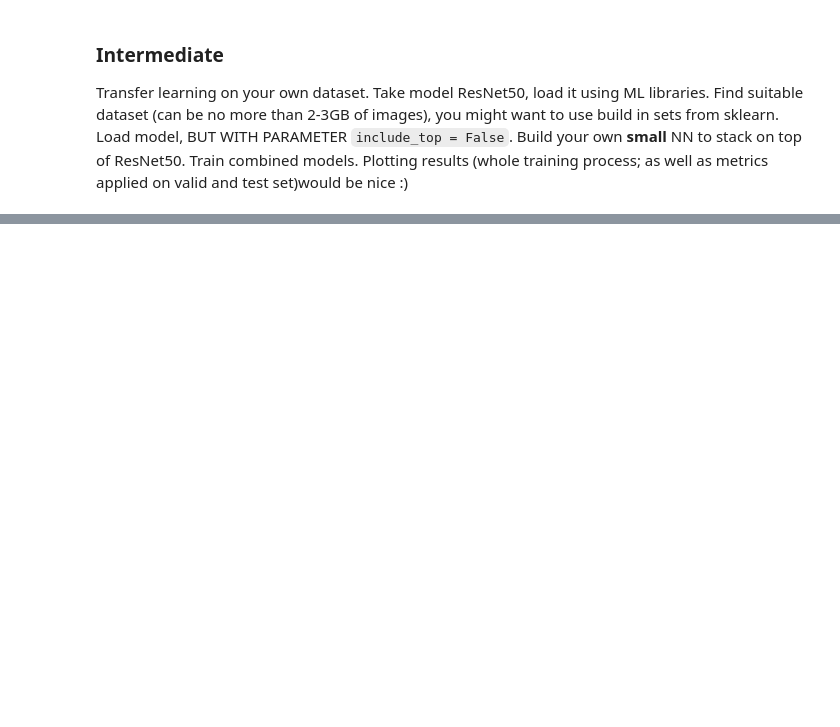
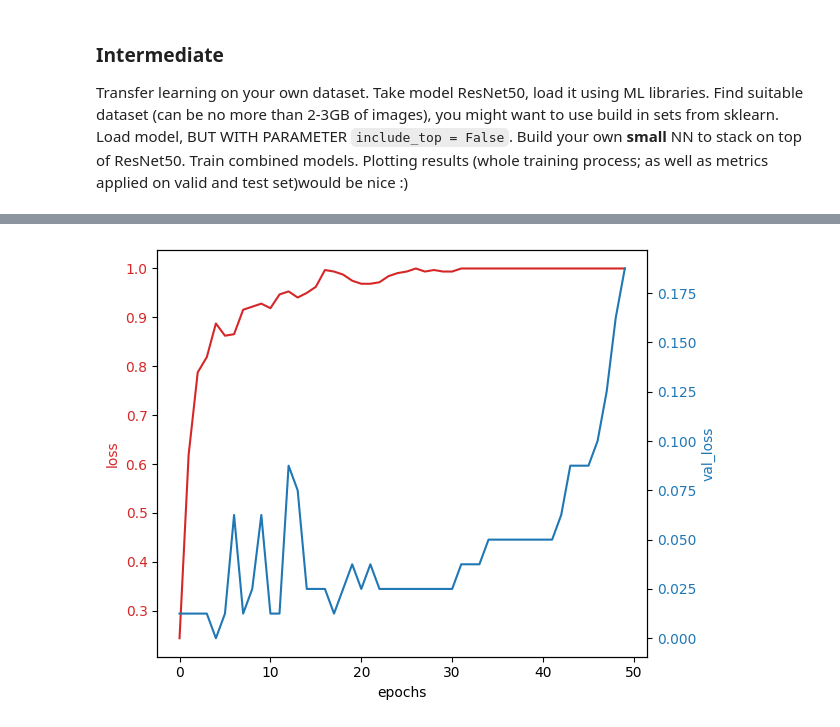
Before and after one commit to jGrzyb/AI_Lab_Recruitment_Tasks_2024, a Jupyter notebook: ailab_recruitment_task_2024.ipynb, the cells around one changed output, grey strips where cells are left out. Cells and saved outputs as stored; diff of their text form; code cells hidden in the pictures; blank space fills up the shorter version.

```diff
--- a/ailab_recruitment_task_2024.ipynb
+++ b/ailab_recruitment_task_2024.ipynb
@@ -59,0 +371,20 @@ Transfer learning on your own dataset. Take model ResNet50, load it using ML lib
+# %%
+fig, ax1 = plt.subplots()
+
+color = 'tab:red'
+ax1.set_xlabel('epochs')
+ax1.set_ylabel('loss', color=color)
+ax1.plot(history.history['sparse_categorical_accuracy'], color=color)
+ax1.tick_params(axis='y', labelcolor=color)
+
+ax2 = ax1.twinx()  # instantiate a second Axes that shares the same x-axis
+
+color = 'tab:blue'
+ax2.set_ylabel('val_loss', color=color)  # we already handled the x-label with ax1
+ax2.plot(history.history['val_sparse_categorical_accuracy'], color=color)
+ax2.tick_params(axis='y', labelcolor=color)
+
+fig.tight_layout()  # otherwise the right y-label is slightly clipped
+plt.show()
+# %% [output]
+[figure, added]
```
Also changed, not shown: parts of 19 cells of this notebook, 1 other file.
